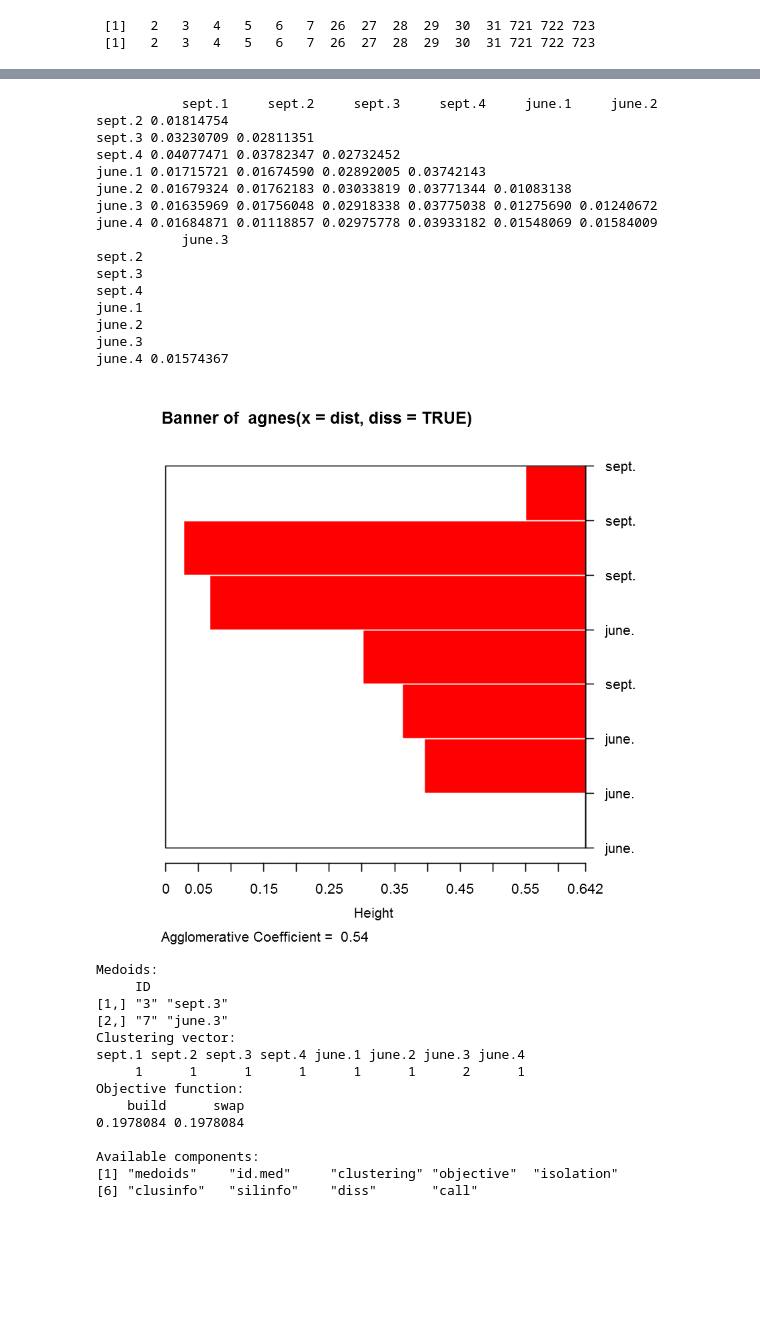
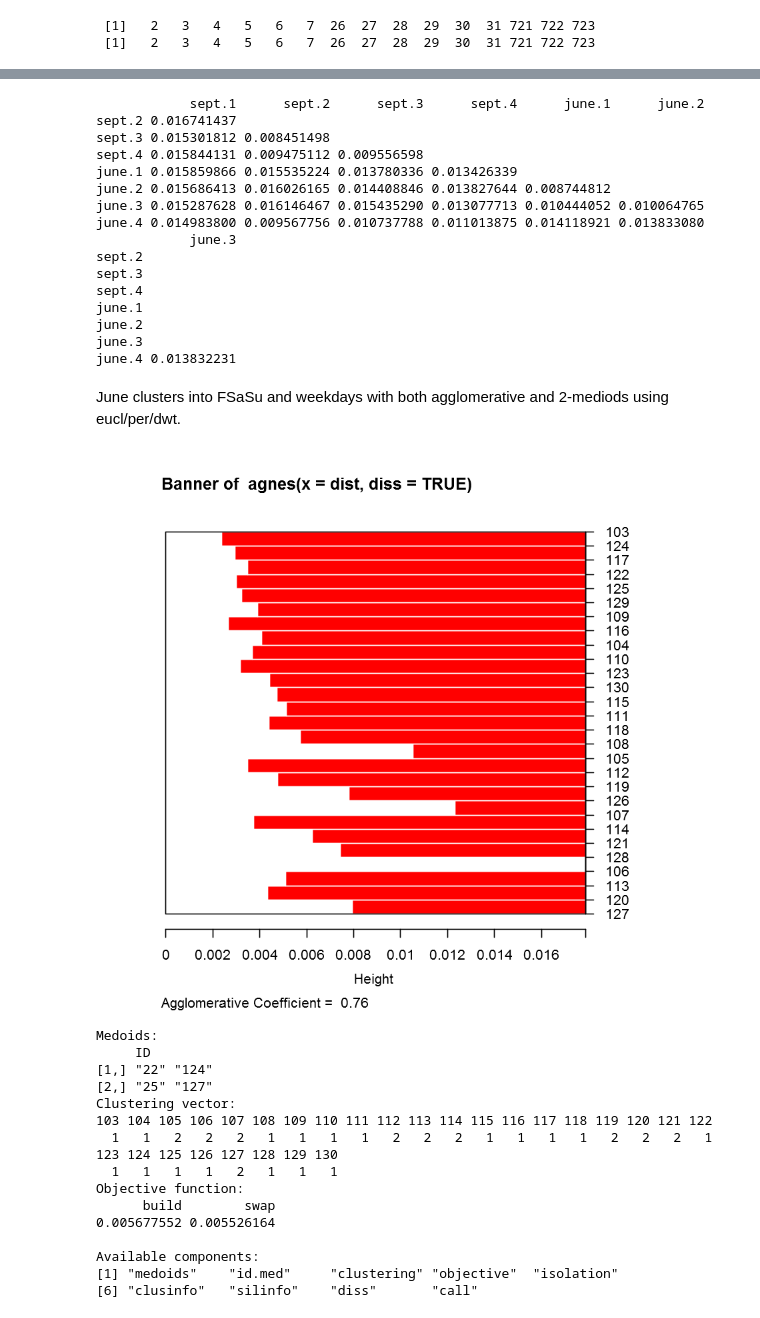
Before and after one commit to tj2huang/nyu-research, a Jupyter notebook: notebooks/r/ts-cluster.ipynb, the cells around one changed output, grey strips where cells are left out. Drawn from its saved outputs; the diff is of its cells as text; code cells hidden in the pictures; blank space fills up the shorter version.

```diff
--- a/notebooks/r/ts-cluster.ipynb
+++ b/notebooks/r/ts-cluster.ipynb
@@ -19,19 +4,0 @@ Loading required package: cluster
-# %%
-preprocessing <- function(ts_csv, total_csv){
-
-    # removes rows with low observations and locfs them
-    # returns time series and total time series, as a list
-
-    ts = read.csv(ts_csv)
-    total <- read.csv(total_csv)
-    df = data.frame(ts)
-    df_total = data.frame(total)
-
-    missing = df_total[,'total']<5000
-    print(which(missing))
-    df_total[missing, 'total'] <- NA
-    df[missing,] <-NA
-    ts_total = ts(na.locf(df_total[,'total']))
-    ts_filled = ts(na.locf(df[, ncol(df)]))
-    return(list(series=ts_filled, total=ts_total))
-}
@@ -50,3 +21,11 @@ june_tot = ts(preprocessing('E:/summary/june_casual.csv', 'E:/summary/june_total
 # %%
 sept_perc = sept_cas/sept_tot
 june_perc = june_cas/june_tot
+# %%
+split_by_day = function(ts_month){
+    days = data.frame(matrix(nrow=24, ncol=1))
+    for (i in 1:(length(ts_month)/24)){
+        days[[i]] = ts_month[((i-1)*24+1):(i*24)]
+    }
+    return(days)
+}
@@ -52,0 +35,3 @@ june_perc = june_cas/june_tot
+# %%
+june_days = split_by_day(june_perc)
+colnames(june_days) = c(103:130)
@@ -68,40 +55,44 @@ plot.ts(cbind(sept.1, sept.2, sept.3, sept.4, june.1, june.2, june.3, june.4), m
 # %%
 library('cluster')
 # %%
-diss(weeks, METHOD='EUC')
+diss(weeks, METHOD='DWT')
 # %% [output]
-           sept.1     sept.2     sept.3     sept.4     june.1     june.2
-sept.2 0.01814754
-sept.3 0.03230709 0.02811351
-sept.4 0.04077471 0.03782347 0.02732452
-june.1 0.01715721 0.01674590 0.02892005 0.03742143
-june.2 0.01679324 0.01762183 0.03033819 0.03771344 0.01083138
-june.3 0.01635969 0.01756048 0.02918338 0.03775038 0.01275690 0.01240672
-june.4 0.01684871 0.01118857 0.02975778 0.03933182 0.01548069 0.01584009
-           june.3
+            sept.1      sept.2      sept.3      sept.4      june.1      june.2
+sept.2 0.016741437
+sept.3 0.015301812 0.008451498
+sept.4 0.015844131 0.009475112 0.009556598
+june.1 0.015859866 0.015535224 0.013780336 0.013426339
+june.2 0.015686413 0.016026165 0.014408846 0.013827644 0.008744812
+june.3 0.015287628 0.016146467 0.015435290 0.013077713 0.010444052 0.010064765
+june.4 0.014983800 0.009567756 0.010737788 0.011013875 0.014118921 0.013833080
+            june.3
 sept.2
 sept.3
 sept.4
 june.1
 june.2
 june.3
-june.4 0.01574367
+june.4 0.013832231
+# %% [markdown]
+June clusters into FSaSu and weekdays with both agglomerative and 2-mediods using eucl/per/dwt.
 # %%
-dist = diss(weeks, METHOD='AR.PIC')
+dist = diss(june_days, METHOD='EUCL')
 plot(agnes(dist, diss=TRUE))
 pam(dist, 2, diss=TRUE)
 # %% [output]
-[figure, old version]
+[figure, new version]
 Medoids:
      ID
-[1,] "3" "sept.3"
-[2,] "7" "june.3"
+[1,] "22" "124"
+[2,] "25" "127"
 Clustering vector:
-sept.1 sept.2 sept.3 sept.4 june.1 june.2 june.3 june.4
-     1      1      1      1      1      1      2      1
+103 104 105 106 107 108 109 110 111 112 113 114 115 116 117 118 119 120 121 122
+  1   1   2   2   2   1   1   1   1   2   2   2   1   1   1   1   2   2   2   1
+123 124 125 126 127 128 129 130
+  1   1   1   1   2   1   1   1
 Objective function:
-    build      swap
-0.1978084 0.1978084
+      build        swap
+0.005677552 0.005526164
 
 Available components:
 [1] "medoids"    "id.med"     "clustering" "objective"  "isolation"
```
Also changed, not shown: parts of 15 cells of this notebook, 4 other files.
